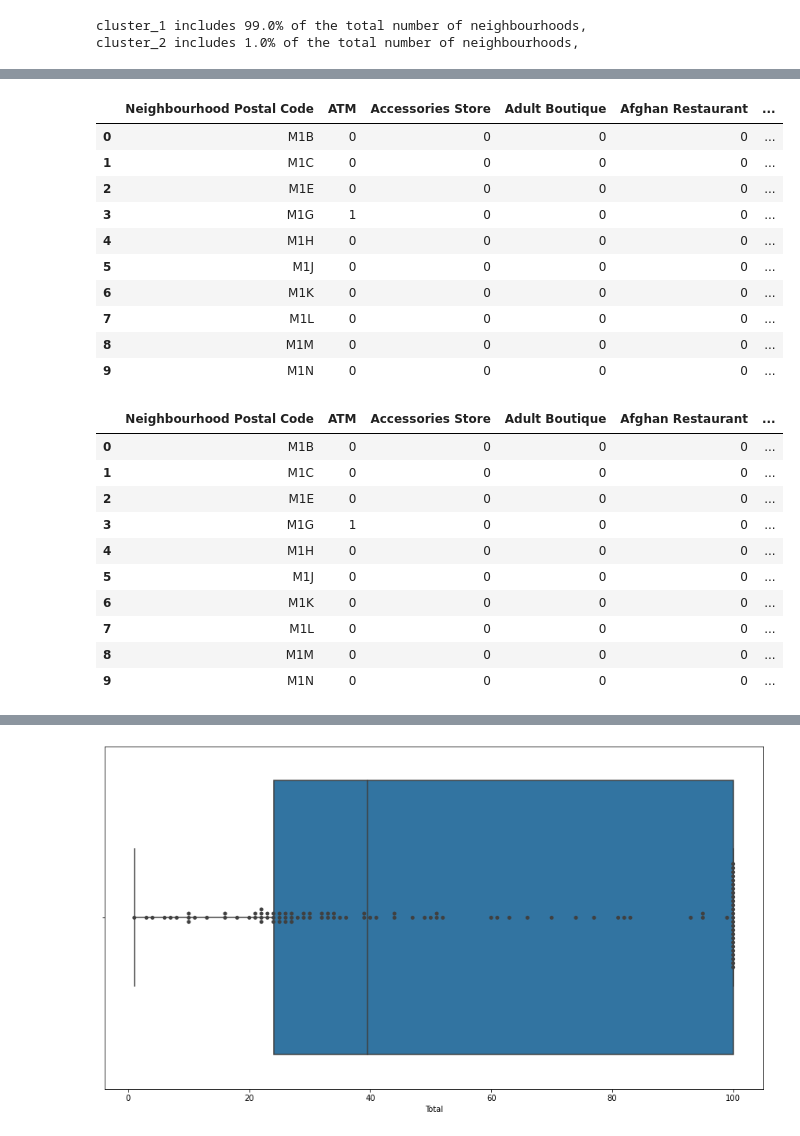
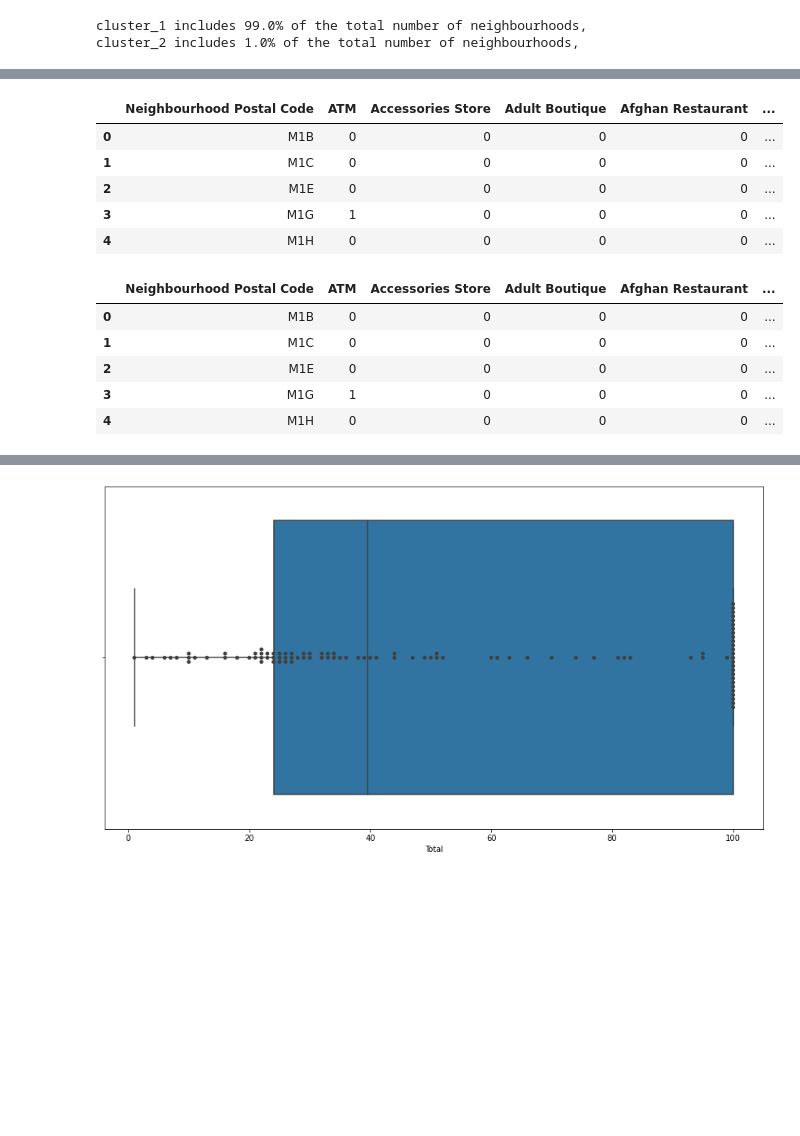
Before and after one commit to alekskarrrl/Educational_Projects, a Jupyter notebook: Capstone_coursera.ipynb, the cells around one changed output, grey strips where cells are left out. Saved outputs shown, nothing was run; the diff lists cells and outputs as text; code cells hidden in the pictures; blank space fills up the shorter version.

```diff
--- a/Capstone_coursera.ipynb
+++ b/Capstone_coursera.ipynb
@@ -1002,21 +984,16 @@ toronto_grouped_clustering.head()
 # %%
 toronto_grouped_sum = toronto_onehot.groupby('Neighbourhood Postal Code').sum().reset_index()
-toronto_grouped_sum.head(10)
+toronto_grouped_sum.head()
 # %% [output]
 |  | Neighbourhood Postal Code | ATM | Accessories Store | Adult Boutique | Afghan Restaurant | ... |
 | 0 | M1B | 0 | 0 | 0 | 0 | ... |
 | 1 | M1C | 0 | 0 | 0 | 0 | ... |
 | 2 | M1E | 0 | 0 | 0 | 0 | ... |
 | 3 | M1G | 1 | 0 | 0 | 0 | ... |
 | 4 | M1H | 0 | 0 | 0 | 0 | ... |
-| 5 | M1J | 0 | 0 | 0 | 0 | ... |
-| 6 | M1K | 0 | 0 | 0 | 0 | ... |
-| 7 | M1L | 0 | 0 | 0 | 0 | ... |
-| 8 | M1M | 0 | 0 | 0 | 0 | ... |
-| 9 | M1N | 0 | 0 | 0 | 0 | ... |
 # %%
 toronto_grouped_sum['Total'] = toronto_grouped_sum.sum(axis=1)
-toronto_grouped_sum.head(10)
+toronto_grouped_sum.head()
 # %% [output]
 |  | Neighbourhood Postal Code | ATM | Accessories Store | Adult Boutique | Afghan Restaurant | ... |
 | 0 | M1B | 0 | 0 | 0 | 0 | ... |
@@ -1024,9 +1001,4 @@ toronto_grouped_sum.head(10)
 | 2 | M1E | 0 | 0 | 0 | 0 | ... |
 | 3 | M1G | 1 | 0 | 0 | 0 | ... |
 | 4 | M1H | 0 | 0 | 0 | 0 | ... |
-| 5 | M1J | 0 | 0 | 0 | 0 | ... |
-| 6 | M1K | 0 | 0 | 0 | 0 | ... |
-| 7 | M1L | 0 | 0 | 0 | 0 | ... |
-| 8 | M1M | 0 | 0 | 0 | 0 | ... |
-| 9 | M1N | 0 | 0 | 0 | 0 | ... |
 # %%
```
Also changed, not shown: parts of 33 cells of this notebook.
